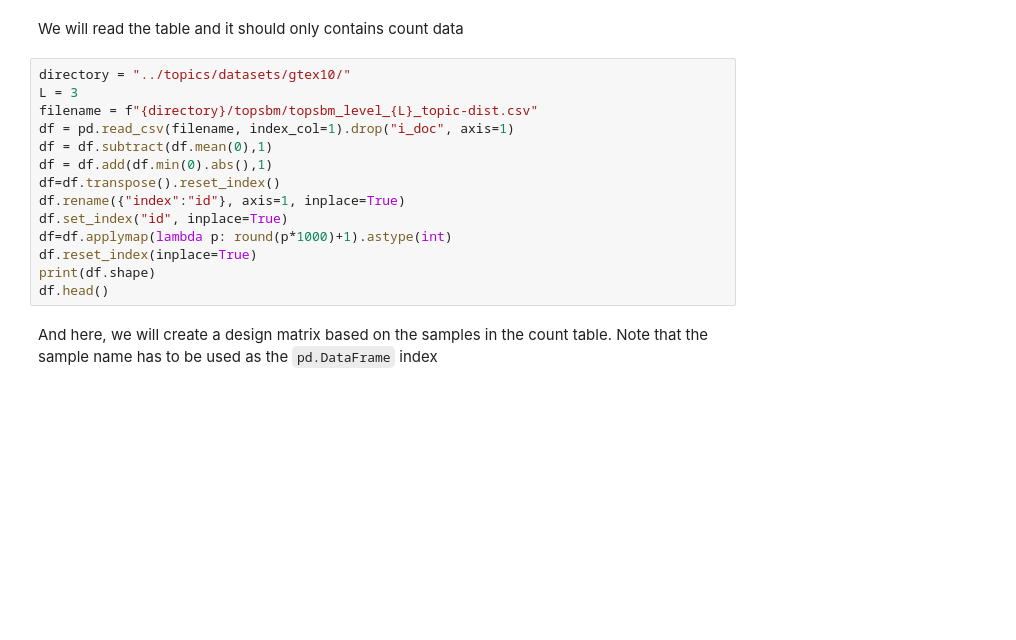
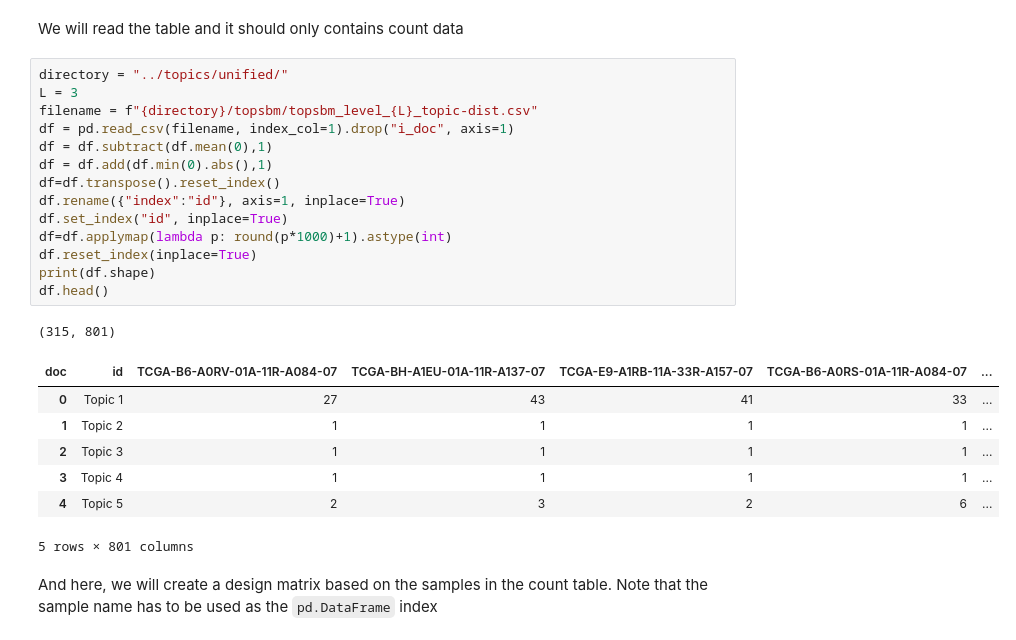
Before and after one commit to fvalle1/phd, a Jupyter notebook: diffExpressed/DESeq2.ipynb, the cells around one changed output. Cells and saved outputs as stored; diff of their text form; blank space fills up the shorter version.

````diff
--- a/diffExpressed/DESeq2.ipynb
+++ b/diffExpressed/DESeq2.ipynb
@@ -8,19 +8,28 @@ import numpy as np
 # %% [markdown]
 We will read the table and it should only contains count data
 # %%
-directory = "../topics/datasets/gtex10/"
+directory = "../topics/unified/"
 L = 3
 filename = f"{directory}/topsbm/topsbm_level_{L}_topic-dist.csv"
 df = pd.read_csv(filename, index_col=1).drop("i_doc", axis=1)
 df = df.subtract(df.mean(0),1)
 df = df.add(df.min(0).abs(),1)
 df=df.transpose().reset_index()
 df.rename({"index":"id"}, axis=1, inplace=True)
 df.set_index("id", inplace=True)
 df=df.applymap(lambda p: round(p*1000)+1).astype(int)
 df.reset_index(inplace=True)
 print(df.shape)
 df.head()
+# %% [output]
+(315, 801)
+| doc | id | TCGA-B6-A0RV-01A-11R-A084-07 | TCGA-BH-A1EU-01A-11R-A137-07 | TCGA-E9-A1RB-11A-33R-A157-07 | TCGA-B6-A0RS-01A-11R-A084-07 | ... |
+| 0 | Topic 1 | 27 | 43 | 41 | 33 | ... |
+| 1 | Topic 2 | 1 | 1 | 1 | 1 | ... |
+| 2 | Topic 3 | 1 | 1 | 1 | 1 | ... |
+| 3 | Topic 4 | 1 | 1 | 1 | 1 | ... |
+| 4 | Topic 5 | 2 | 3 | 2 | 6 | ... |
+5 rows × 801 columns
 # %% [markdown]
 And here, we will create a design matrix based on the samples in the count table. Note that the sample name has to be used as the ```pd.DataFrame``` index
 # %%
````
Also changed, not shown: parts of 5 cells of this notebook, 2 other files.
